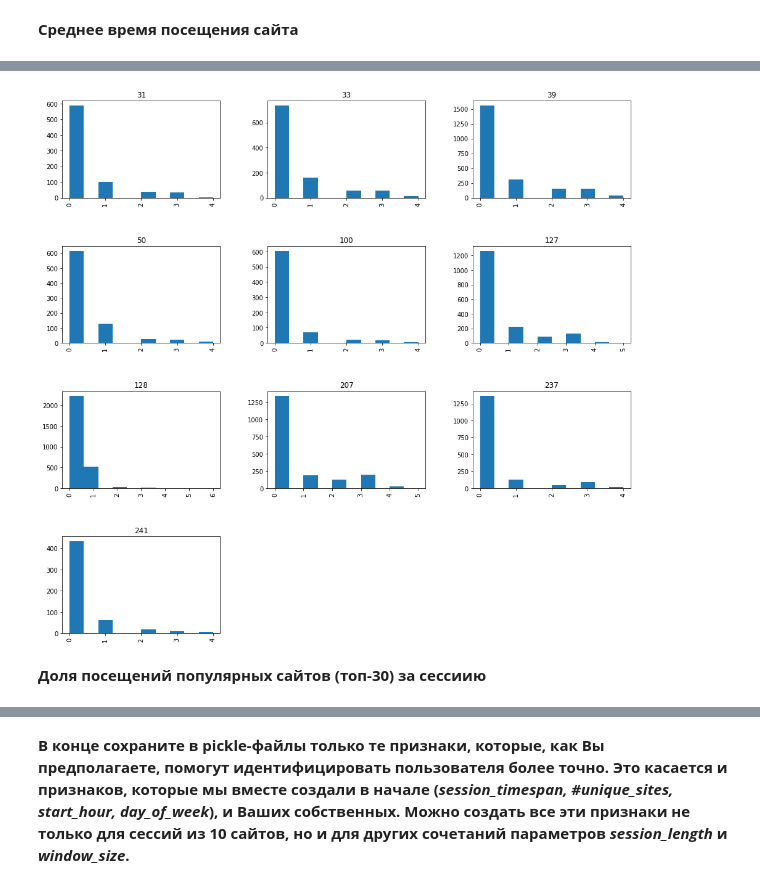
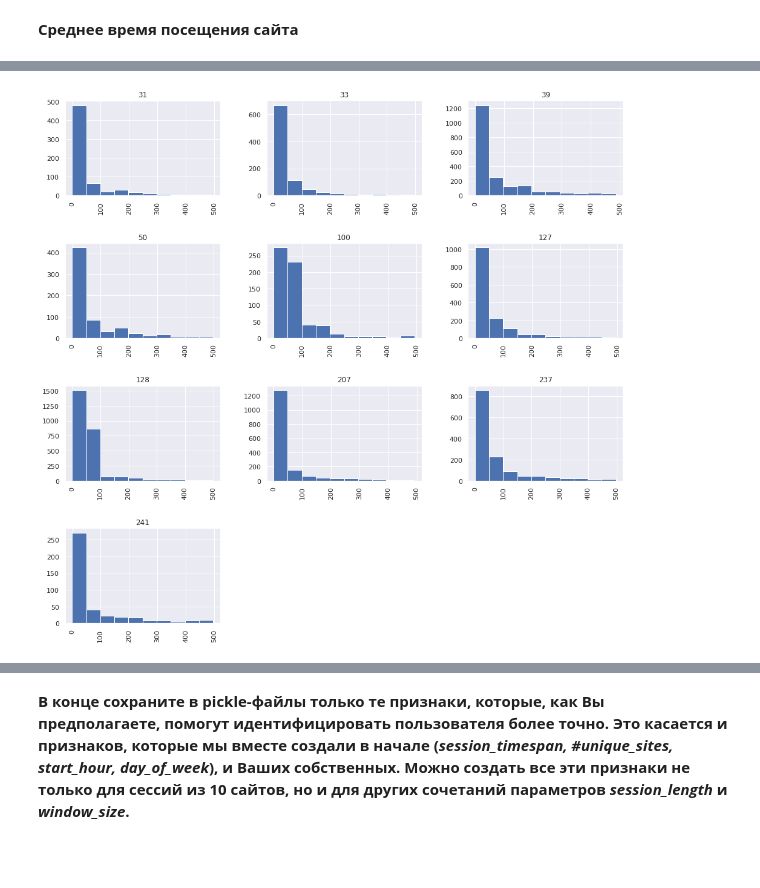
Before and after one commit to Uniholder/Specialization-Yandex-MIPT, a Jupyter notebook: 6_Final_projects/1_user_identification/week3_original.ipynb, the cells around one changed output, grey strips where cells are left out. Saved outputs shown, nothing was run; the diff lists cells and outputs as text; code cells hidden in the pictures; blank space fills up the shorter version.

```diff
--- a/6_Final_projects/1_user_identification/week3_original.ipynb
+++ b/6_Final_projects/1_user_identification/week3_original.ipynb
@@ -40,6 +40,7 @@ pd.set_option('display.max.columns', 25)
 import pickle
 #pip install seaborn
 import seaborn as sns
+sns.set()
 %matplotlib inline
 from matplotlib import pyplot as plt
 
@@ -588,5 +645,8 @@ with open(os.path.join(PATH_TO_DATA, 'new_new_features_150users.pkl'), 'wb') as
 # %% [markdown]
 **14. Постройте картинки для новых признаков, поисследуйте их, прокомментируйте результаты.**
+# %%
+train_data_10users = pd.read_pickle(os.path.join(PATH_TO_DATA, 'new_features_10users_s10_w10.pkl'))
+train_data_150users = pd.read_pickle(os.path.join(PATH_TO_DATA, 'new_features_150users_s10_w10.pkl'))
 # %% [markdown]
 Построим гистрограммы новых признаков: общие и с разбивкой по пользователям (используем данные по 10 пользователям)
 # %% [markdown]
@@ -611,0 +692,3 @@ train_data_10users.hist('start_month', by='user_id', figsize=(16, 16));
+# %%
+train_data_10users.year_month = train_data_10users.year_month.round(2)
+train_data_150users.year_month = train_data_150users.year_month.round(2)
@@ -677,6 +851,5 @@ train_data_10users.facebook_visited.hist();
 # %%
-train_data_10users.hist('facebook_visited', by='user_id', figsize=(16, 16));
+train_data_10users[train_data_10users.session_timespan < 500].hist('session_timespan', by='user_id', figsize=(16, 16));
+# ограничение для убирания длинного правого хвоста
 # %% [output]
-[figure, old version]
+[figure, new version]
-# %% [markdown]
-**Доля посещений популярных сайтов (топ-30) за сессиию**
```
Also changed, not shown: parts of 93 cells of this notebook, 9 other files.
